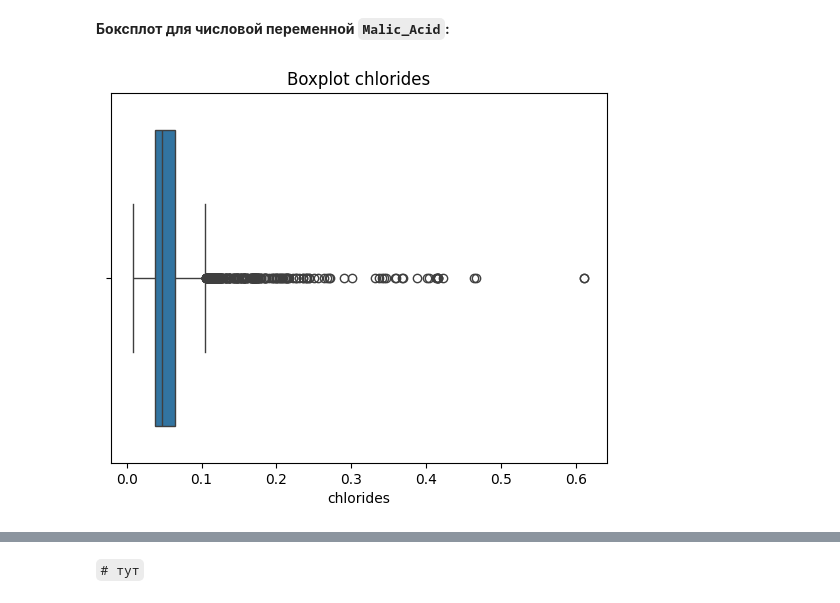
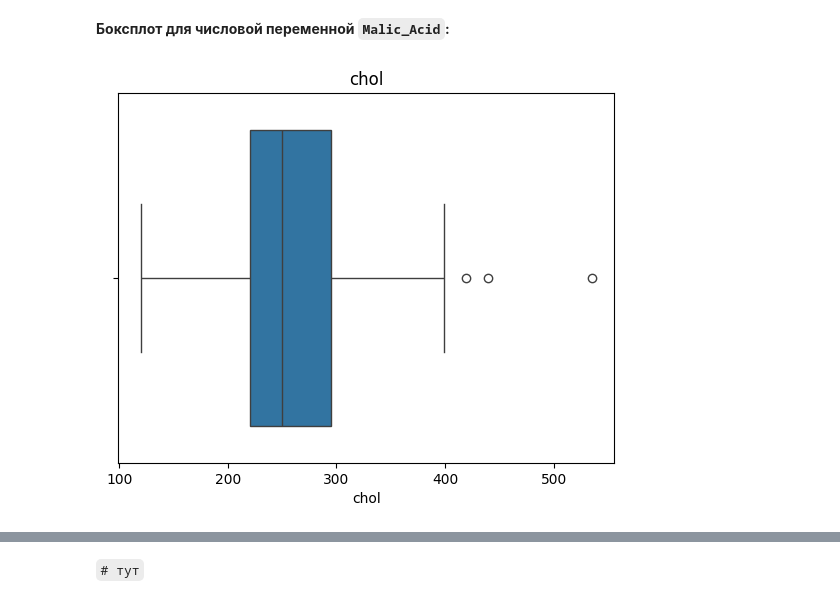
Before and after one commit to deniskunev/KunevDenis2, a Jupyter notebook: Практика_1.ipynb, the cells around one changed output, grey strips where cells are left out. Cells and saved outputs as stored; diff of their text form; code cells hidden in the pictures.

```diff
--- a/Практика_1.ipynb
+++ b/Практика_1.ipynb
@@ -60,7 +76,7 @@ import seaborn as sns
 Описание:
 В этом разделе вы загрузите набор данных wine.csv, ознакомитесь с его структурой и проведёте первичный обзор.
 # %%
-PATH_TO_FILE: str = '/content/wine.csv' # Загрузка набора данных
+PATH_TO_FILE: str = '/content/heart.csv' # Загрузка набора данных
 ## p.s. в левой панеле нажать на папку и перетащить туда файл,
 ## а wince.csv заменить на свой вариант (ПКМ -> копировать путь)
 
@@ -298,9 +289,9 @@ plt.gca().spines[['top', 'right',]].set_visible(False)
 # %% [markdown]
 **Боксплот для числовой переменной `Malic_Acid`:**
 # %%
-   sns.boxplot(x=df['chlorides'])
-   plt.title('Boxplot chlorides')
-   plt.xlabel('chlorides')
+   sns.boxplot(x=df['CHOL_50'])
+   plt.title('chol')
+   plt.xlabel('chol')
    plt.show()
 # %% [output]
-[figure, old version]
+[figure, new version]
```
Also changed, not shown: parts of 17 cells of this notebook.
